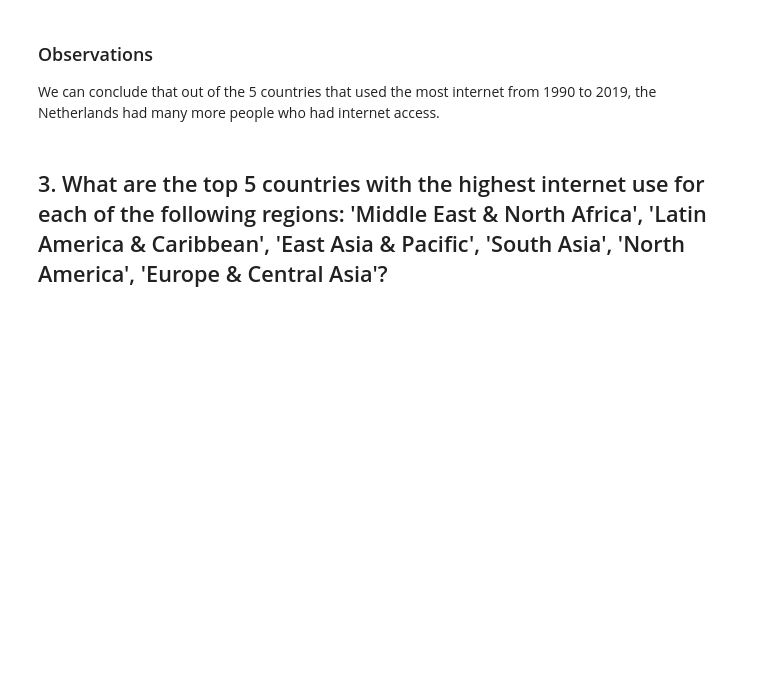
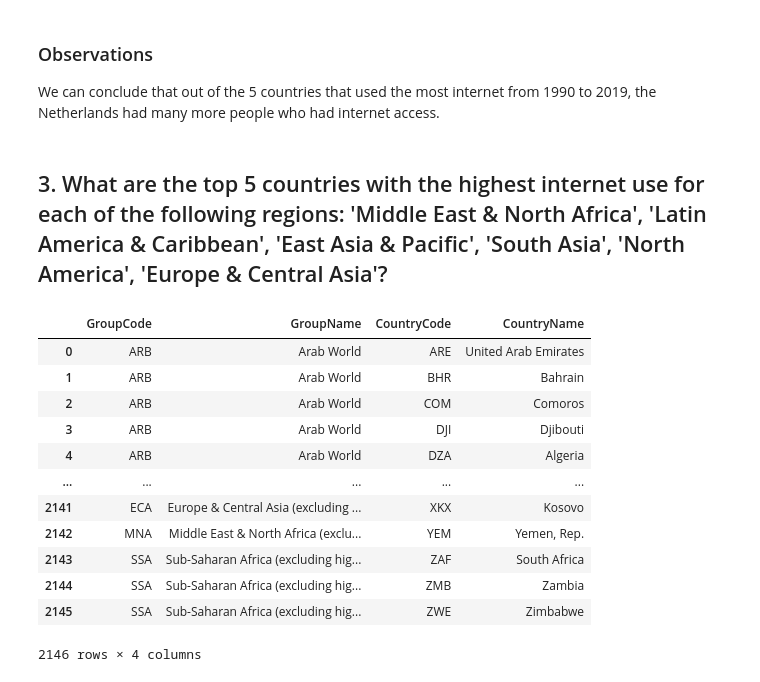
Before and after one commit to PaulAnicet97/Data_analysis, a Jupyter notebook: How Much of the World Has Access to the Internet/notebook.ipynb, the cells around one changed output. Cells and saved outputs as stored; diff of their text form; code cells hidden in the pictures; blank space fills up the shorter version.

```diff
--- a/How Much of the World Has Access to the Internet/notebook.ipynb
+++ b/How Much of the World Has Access to the Internet/notebook.ipynb
@@ -276,3 +285,20 @@ plt.show()
 We can conclude that out of the 5 countries that used the most internet from 1990 to 2019, the Netherlands had many more people who had internet access.
 # %% [markdown]
 ## 3. What are the top 5 countries with the highest internet use for each of the following regions:  'Middle East & North Africa', 'Latin America & Caribbean', 'East Asia & Pacific', 'South Asia', 'North America', 'Europe & Central Asia'?
+# %%
+world_bank_data = pd.read_excel('/Users/kpaul/OneDrive/code/github/Project/data_analysis/How Much of the World Has Access to the Internet/data/CLASS.xlsx', sheet_name=1)
+world_bank_data
+# %% [output]
+|  | GroupCode | GroupName | CountryCode | CountryName |
+| 0 | ARB | Arab World | ARE | United Arab Emirates |
+| 1 | ARB | Arab World | BHR | Bahrain |
+| 2 | ARB | Arab World | COM | Comoros |
+| 3 | ARB | Arab World | DJI | Djibouti |
+| 4 | ARB | Arab World | DZA | Algeria |
+| ... | ... | ... | ... | ... |
+| 2141 | ECA | Europe & Central Asia (excluding ... | XKX | Kosovo |
+| 2142 | MNA | Middle East & North Africa (exclu... | YEM | Yemen, Rep. |
+| 2143 | SSA | Sub-Saharan Africa (excluding hig... | ZAF | South Africa |
+| 2144 | SSA | Sub-Saharan Africa (excluding hig... | ZMB | Zambia |
+| 2145 | SSA | Sub-Saharan Africa (excluding hig... | ZWE | Zimbabwe |
+2146 rows × 4 columns
```
Also changed, not shown: parts of 16 cells of this notebook, 1 other file.
